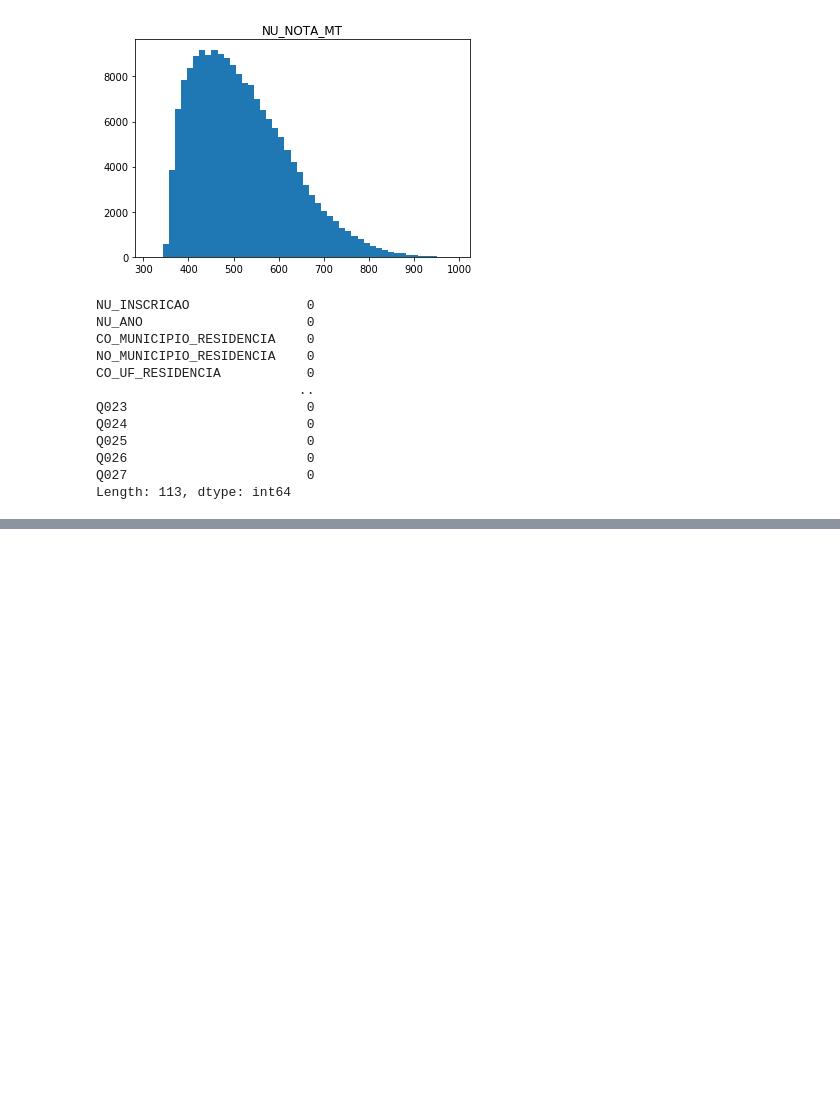
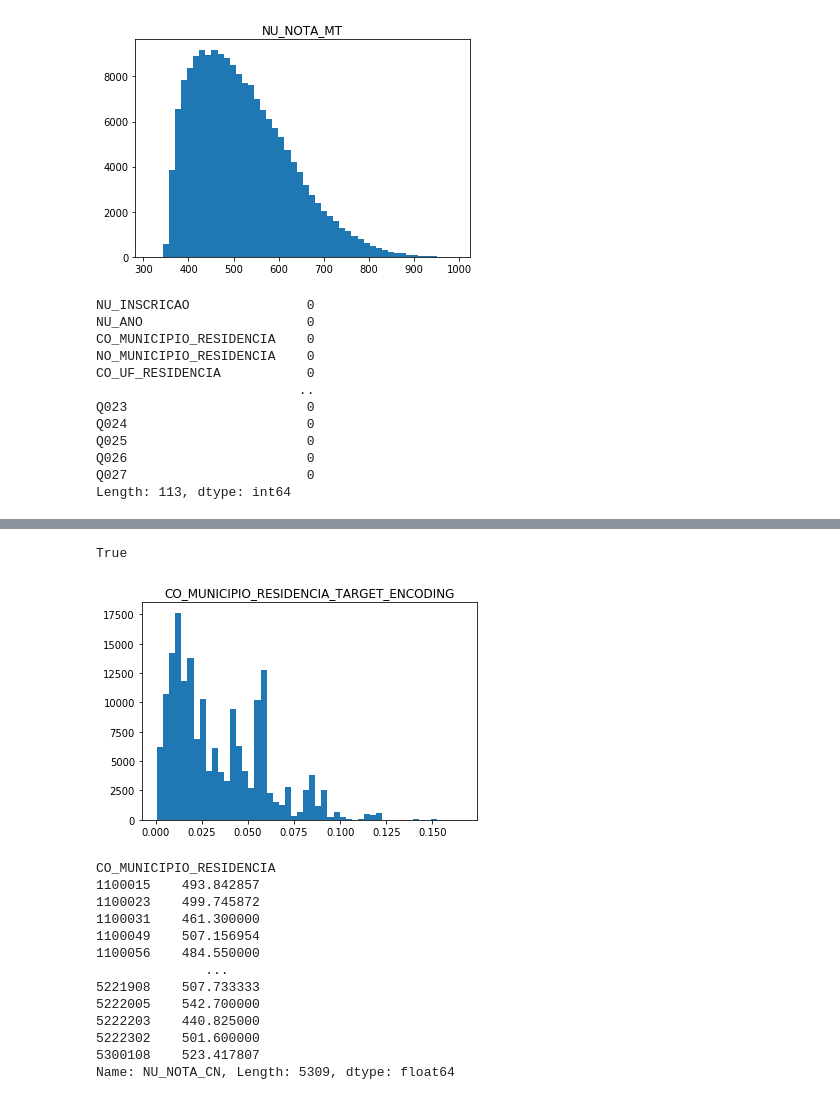
Before and after one commit to jluiz027/ProjetoMachineLearningFIA, a Jupyter notebook: Projeto_FIA/Projeto_FIA_NU_NOTA_LC.ipynb, the cells around one changed output, grey strips where cells are left out. Cells and saved outputs as stored; diff of their text form; code cells hidden in the pictures; blank space fills up the shorter version.

```diff
--- a/Projeto_FIA/Projeto_FIA_NU_NOTA_LC.ipynb
+++ b/Projeto_FIA/Projeto_FIA_NU_NOTA_LC.ipynb
@@ -145,3 +94,0 @@ df[['TP_LOCALIZACAO_ESC']] = pd.Series(df['TP_LOCALIZACAO_ESC'], dtype="category
-# %%
-df["TP_SIT_FUNC_ESC"].fillna('MISSING', inplace = True)
-df[['TP_SIT_FUNC_ESC']] = pd.Series(df['TP_SIT_FUNC_ESC'], dtype="category")
@@ -147,0 +139,54 @@ df[['TP_SIT_FUNC_ESC']] = pd.Series(df['TP_SIT_FUNC_ESC'], dtype="category")
+# %%
+'a' in ['a','c', 'd']
+# %% [output]
+True
+# %%
+def calc_smooth_mean(df, by, on, m):
+    # Compute the global mean
+    mean = df[on].mean()
+
+    # Compute the number of values and the mean of each group
+    agg = df.groupby(by)[on].agg(['count', 'mean'])
+    counts = agg['count']
+    means = agg['mean']
+
+    # Compute the "smoothed" means
+    smooth = (counts * means + m * mean) / (counts + m)
+
+    # Replace each value by the according smoothed mean
+    return df[by].map(smooth)
+# %%
+def get_target_encoding(df, by, on, enconding_type):
+    if(enconding_type == 0):
+        return calc_smooth_mean(df, by, on, 10)
+    else:
+        cat = ce.CatBoostEncoder()
+        cat.fit(df[by], df[on])
+        cat_enconding = cat.transform(df[by])
+        return cat_enconding[by]
+# %%
+#cat.fit(df['CO_MUNICIPIO_RESIDENCIA'], df['NU_NOTA_CN_MAIOR_650'])
+#CO_MUNICIPIO_RESIDENCIA_CAT = cat.transform(df['CO_MUNICIPIO_RESIDENCIA'])
+#df[['CO_MUNICIPIO_RESIDENCIA']] = CO_MUNICIPIO_RESIDENCIA_CAT.CO_MUNICIPIO_RESIDENCIA
+#df[['CO_MUNICIPIO_RESIDENCIA']] = pd.Series(df['CO_MUNICIPIO_RESIDENCIA'], dtype="category")
+df['CO_MUNICIPIO_RESIDENCIA_TARGET_ENCODING'] = get_target_encoding(df, 'CO_MUNICIPIO_RESIDENCIA', 'NU_NOTA_CN_MAIOR_650', 0)
+# %%
+plt.hist(df['CO_MUNICIPIO_RESIDENCIA_TARGET_ENCODING'], bins=50, label='CO_MUNICIPIO_RESIDENCIA_TARGET_ENCODING')
+plt.title('CO_MUNICIPIO_RESIDENCIA_TARGET_ENCODING')
+plt.show()
+df.groupby('CO_MUNICIPIO_RESIDENCIA')['NU_NOTA_CN'].mean()
+# %% [output]
+[figure, added]
+CO_MUNICIPIO_RESIDENCIA
+1100015    493.842857
+1100023    499.745872
+1100031    461.300000
+1100049    507.156954
+1100056    484.550000
+              ...
+5221908    507.733333
+5222005    542.700000
+5222203    440.825000
+5222302    501.600000
+5300108    523.417807
+Name: NU_NOTA_CN, Length: 5309, dtype: float64
```
Also changed, not shown: parts of 165 cells of this notebook, 2 other files.
